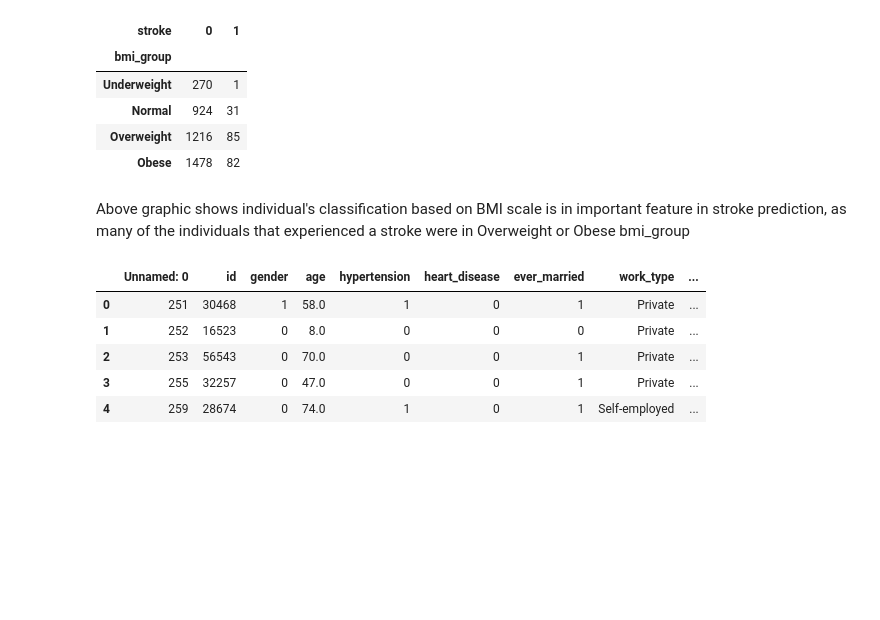
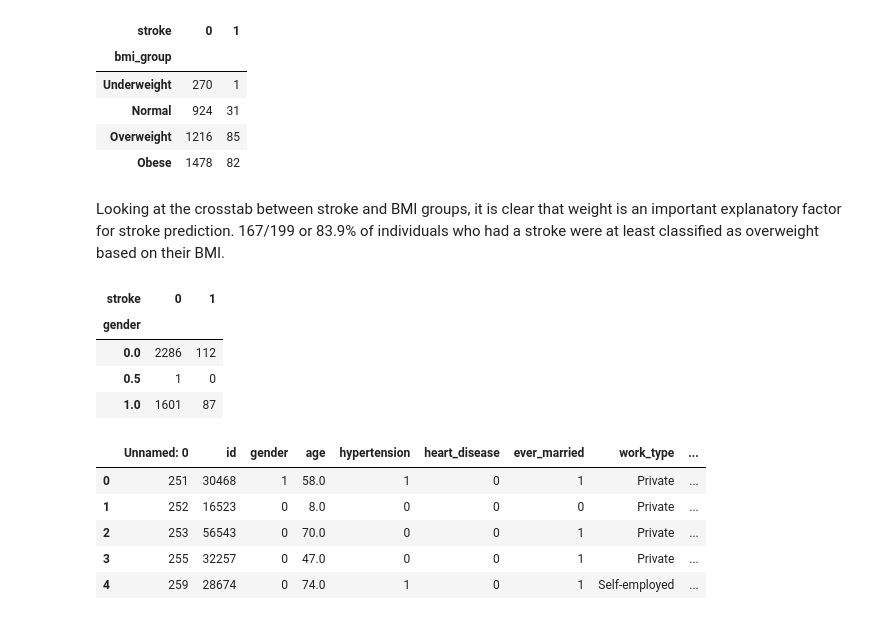
Before and after one commit to DS3001/group9, a Jupyter notebook: project_2/lab2.ipynb, the cells around one changed output. Cells and saved outputs as stored; diff of their text form; code cells hidden in the pictures; blank space fills up the shorter version.

```diff
--- a/project_2/lab2.ipynb
+++ b/project_2/lab2.ipynb
@@ -296,7 +302,15 @@ pd.crosstab(df_train_ohe['bmi_group'], df_train_ohe['stroke'])
 | Overweight | 1216 | 85 |
 | Obese | 1478 | 82 |
 # %% [markdown]
-Above graphic shows individual's classification based on BMI scale is in important feature in stroke prediction, as many of the individuals that experienced a stroke were in Overweight or Obese bmi_group
+Looking at the crosstab between stroke and BMI groups, it is clear that weight is an important explanatory factor for stroke prediction. 167/199 or 83.9% of individuals who had a stroke were at least classified as overweight based on their BMI.
+# %%
+pd.crosstab(df_train_ohe['gender'], df_train_ohe['stroke'])
+# %% [output]
+| stroke | 0 | 1 |
+| gender |  |  |
+| 0.0 | 2286 | 112 |
+| 0.5 | 1 | 0 |
+| 1.0 | 1601 | 87 |
 # %%
 # Need to one-hot-encode new 'bmi_group' variable
 temp = pd.get_dummies(df_train_ohe['bmi_group'])
```
Also changed, not shown: parts of 13 cells of this notebook.
